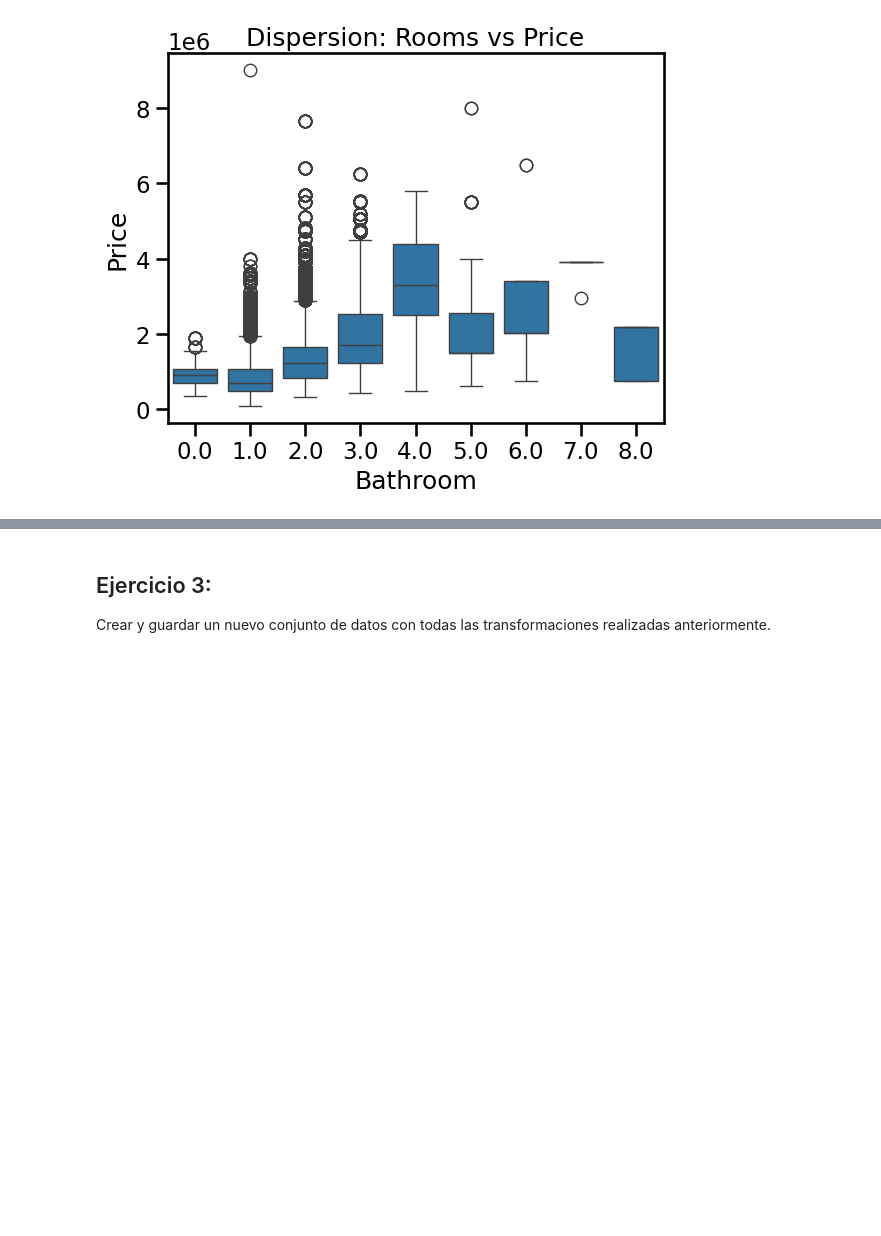
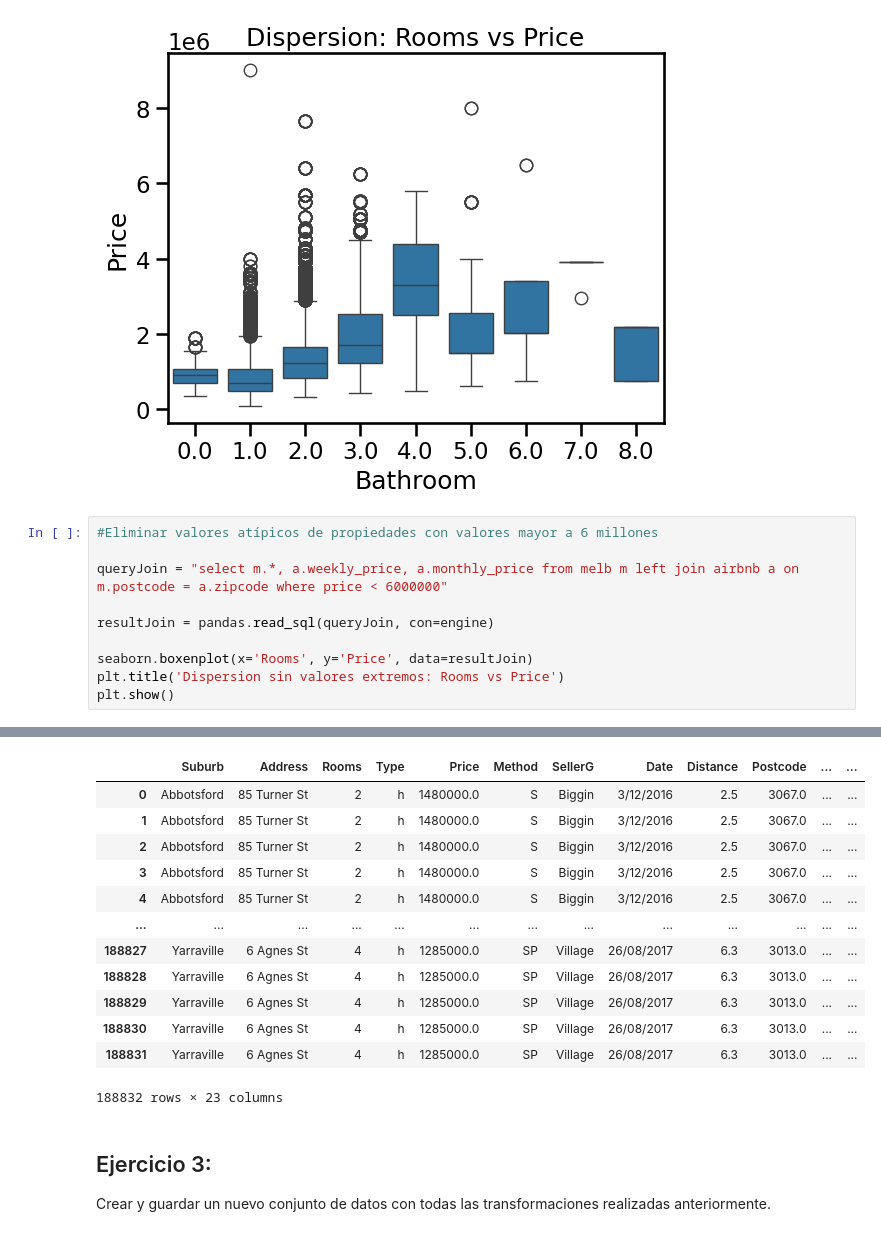
Before and after one commit to ramirobarone/CienciaDeDatosDiplo, a Jupyter notebook: Entregable_parte_1_eycd.ipynb, the cells around one changed output, grey strips where cells are left out. Cells and saved outputs as stored; diff of their text form; blank space fills up the shorter version.

Commit message:
agregar limpieza de valores extremos

```diff
--- a/Entregable_parte_1_eycd.ipynb
+++ b/Entregable_parte_1_eycd.ipynb
@@ -372,3 +387,14 @@ plt.title('Dispersion: Rooms vs Price')
 plt.show()
 # %% [output]
 [figure]
+# %%
+#Eliminar valores atípicos de propiedades con valores mayor a 6 millones
+
+queryJoin = "select m.*, a.weekly_price, a.monthly_price from melb m left join airbnb a on m.postcode = a.zipcode where price < 6000000"
+
+resultJoin = pandas.read_sql(queryJoin, con=engine)
+
+seaborn.boxenplot(x='Rooms', y='Price', data=resultJoin)
+plt.title('Dispersion sin valores extremos: Rooms vs Price')
+plt.show()
+# %% [output]
@@ -375,3 +409,16 @@ plt.show()
+|  | Suburb | Address | Rooms | Type | Price | Method | SellerG | Date | Distance | Postcode | ... | ... |
+| 0 | Abbotsford | 85 Turner St | 2 | h | 1480000.0 | S | Biggin | 3/12/2016 | 2.5 | 3067.0 | ... | ... |
+| 1 | Abbotsford | 85 Turner St | 2 | h | 1480000.0 | S | Biggin | 3/12/2016 | 2.5 | 3067.0 | ... | ... |
+| 2 | Abbotsford | 85 Turner St | 2 | h | 1480000.0 | S | Biggin | 3/12/2016 | 2.5 | 3067.0 | ... | ... |
+| 3 | Abbotsford | 85 Turner St | 2 | h | 1480000.0 | S | Biggin | 3/12/2016 | 2.5 | 3067.0 | ... | ... |
+| 4 | Abbotsford | 85 Turner St | 2 | h | 1480000.0 | S | Biggin | 3/12/2016 | 2.5 | 3067.0 | ... | ... |
+| ... | ... | ... | ... | ... | ... | ... | ... | ... | ... | ... | ... | ... |
+| 188827 | Yarraville | 6 Agnes St | 4 | h | 1285000.0 | SP | Village | 26/08/2017 | 6.3 | 3013.0 | ... | ... |
+| 188828 | Yarraville | 6 Agnes St | 4 | h | 1285000.0 | SP | Village | 26/08/2017 | 6.3 | 3013.0 | ... | ... |
+| 188829 | Yarraville | 6 Agnes St | 4 | h | 1285000.0 | SP | Village | 26/08/2017 | 6.3 | 3013.0 | ... | ... |
+| 188830 | Yarraville | 6 Agnes St | 4 | h | 1285000.0 | SP | Village | 26/08/2017 | 6.3 | 3013.0 | ... | ... |
+| 188831 | Yarraville | 6 Agnes St | 4 | h | 1285000.0 | SP | Village | 26/08/2017 | 6.3 | 3013.0 | ... | ... |
+188832 rows × 23 columns
 # %% [markdown]
 ## Ejercicio 3:
 
```
Also changed, not shown: parts of 13 cells of this notebook.
